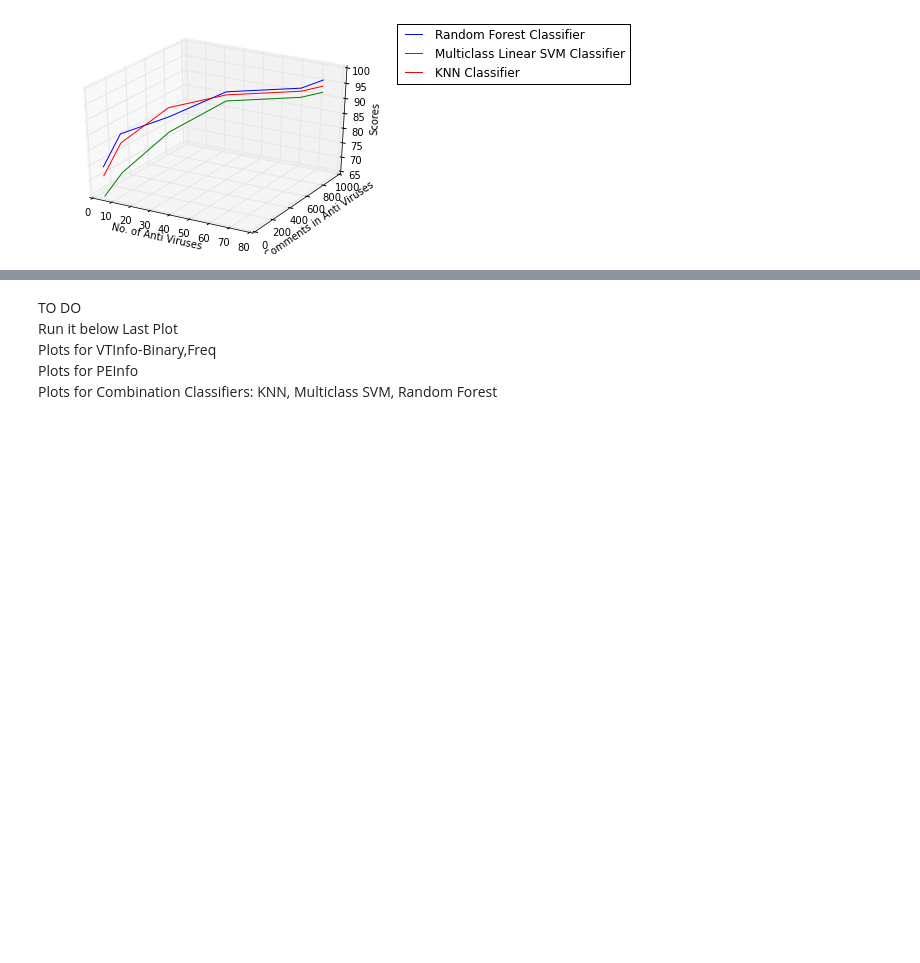
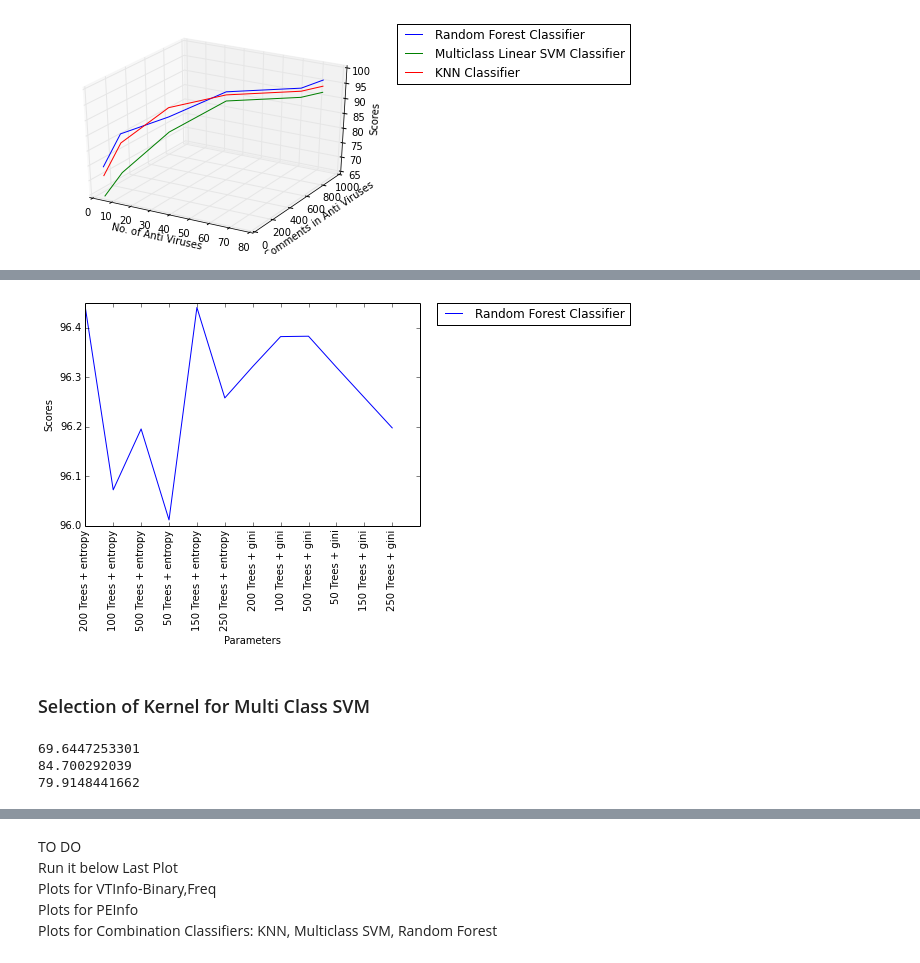
Before and after one commit to nehgu/Anomaly-Detection, a Jupyter notebook: Challenges/Malware_Classification_Challenge_3/Malware_Classification_Challenge_3.ipynb, the cells around one changed output, grey strips where cells are left out. Cells and saved outputs as stored; diff of their text form; code cells hidden in the pictures; blank space fills up the shorter version.

```diff
--- a/Challenges/Malware_Classification_Challenge_3/Malware_Classification_Challenge_3.ipynb
+++ b/Challenges/Malware_Classification_Challenge_3/Malware_Classification_Challenge_3.ipynb
@@ -501,8 +501,10 @@ print XFeatures
 # Random Forest Classifier
 from sklearn.ensemble import RandomForestClassifier
 # def classifyRandomForestClassifier(XTrain, XTest, YTrain, YTest,trees=100,crit='gini'):
-def classifyRandomForestClassifier(XTrain, XTest, YTrain, YTest):
-    clf = RandomForestClassifier(n_estimators=200,criterion='entropy')
+def classifyRandomForestClassifier(XTrain, XTest, YTrain, YTest, params):
+    trees = params['trees']
+    crit = params['criterion']
+    clf = RandomForestClassifier(n_estimators=trees,criterion=crit)
     clf.fit(XTrain, YTrain)
     YPred = clf.predict(XTest)
     diff = YPred - YTest
@@ -815,0 +844,70 @@ plt.show()
+# %%
+#Plotting the results
+import matplotlib.pyplot as plt
+%matplotlib inline
+plt.plot(selectRandomForestScores, label = "Random Forest Classifier")
+
+labels = ['200 Trees + entropy', '100 Trees + entropy', '500 Trees + entropy', '50 Trees + entropy', '150 Trees + entropy','250 Trees + entropy',
+          '200 Trees + gini', '100 Trees + gini', '500 Trees + gini', '50 Trees + gini','150 Trees + gini','250 Trees + gini']
+
+# You can specify a rotation for the tick labels in degrees or with keywords.
+plt.xticks(np.arange(len(labels)), labels, rotation='vertical')
+
+plt.ylabel('Scores')
+plt.xlabel('Parameters')
+# Place a legend to the right of this smaller figure.
+plt.legend(bbox_to_anchor=(1.05, 1), loc=2, borderaxespad=0.)
+plt.show()
+# %% [output]
+[figure, added]
+# %% [markdown]
+### Selection of Kernel for Multi Class SVM
+# %%
+folder = 'vt'
+VTInfoTaken = VTRange.keys()
+XTrainFeatures = CreateFeatureVecFreq(newXTrain,folder,VTInfoTaken)
+XTestFeatures = CreateFeatureVecFreq(XTest,folder,VTInfoTaken)
+# print XTestFeatures.shape, XTestFeatures[0]
+# print XTrainFeatures.shape,XTrainFeatures[0]
+# print countNullVectors(XTrainFeatures, len(VTInfoTaken))
+# print countNullVectors(XTestFeatures, len(VTInfoTaken))
+
+folder = 'peinfo'
+relevantSubTypes = ['pe_section']
+PEInfoTaken = ['entropy']
+XTrainFeaturesPE = CreateFeatureVecPEI(newXTrain,folder,PEInfoTaken,relevantSubTypes)
+XTestFeaturesPE = CreateFeatureVecPEI(XTest,folder,PEInfoTaken,relevantSubTypes)
+# print XTestFeaturesPE.shape, XTestFeaturesPE[0]
+# print XTrainFeaturesPE.shape,XTrainFeaturesPE[0]
+# print countNullVectors(XTrainFeaturesPE, len(VTInfoTaken))
+# print countNullVectors(XTestFeaturesPE, len(VTInfoTaken))
+
+# relevantSubTypes = ['pe_resource']
+# PEInfoTaken = ['language', 'resource_id']
+# XTrainFeaturesPE1 = CreateFeatureVecPEI(newXTrain,folder,PEInfoTaken,relevantSubTypes)
+# XTestFeaturesPE1 = CreateFeatureVecPEI(XTest,folder,PEInfoTaken,relevantSubTypes)
+# print XTestFeaturesPE1.shape, XTestFeaturesPE1[0]
+# print XTrainFeaturesPE1.shape,XTrainFeaturesPE1[0]
+# print countNullVectors(XTrainFeaturesPE1, len(VTInfoTaken))
+# print countNullVectors(XTestFeaturesPE1, len(VTInfoTaken))
+
+selectKernelScores = []
+
+params = {'kernel':'poly'}
+score = stratifiedKFoldVal(XTrainFeatures, newYTrain, classifyMultiClassSVMClassifier, params)
+print score
+selectKernelScores.append(score)
+
+params = {'kernel':'linear'}
+score = stratifiedKFoldVal(XTrainFeatures, newYTrain, classifyMultiClassSVMClassifier, params)
+print score
+selectKernelScores.append(score)
+
+params = {'kernel':'rbf'}
+score = stratifiedKFoldVal(XTrainFeatures, newYTrain, classifyMultiClassSVMClassifier, params)
+print score
+selectKernelScores.append(score)
+# %% [output]
+69.6447253301
+84.700292039
+79.9148441662
```
Also changed, not shown: parts of 38 cells of this notebook, 5 other files.
